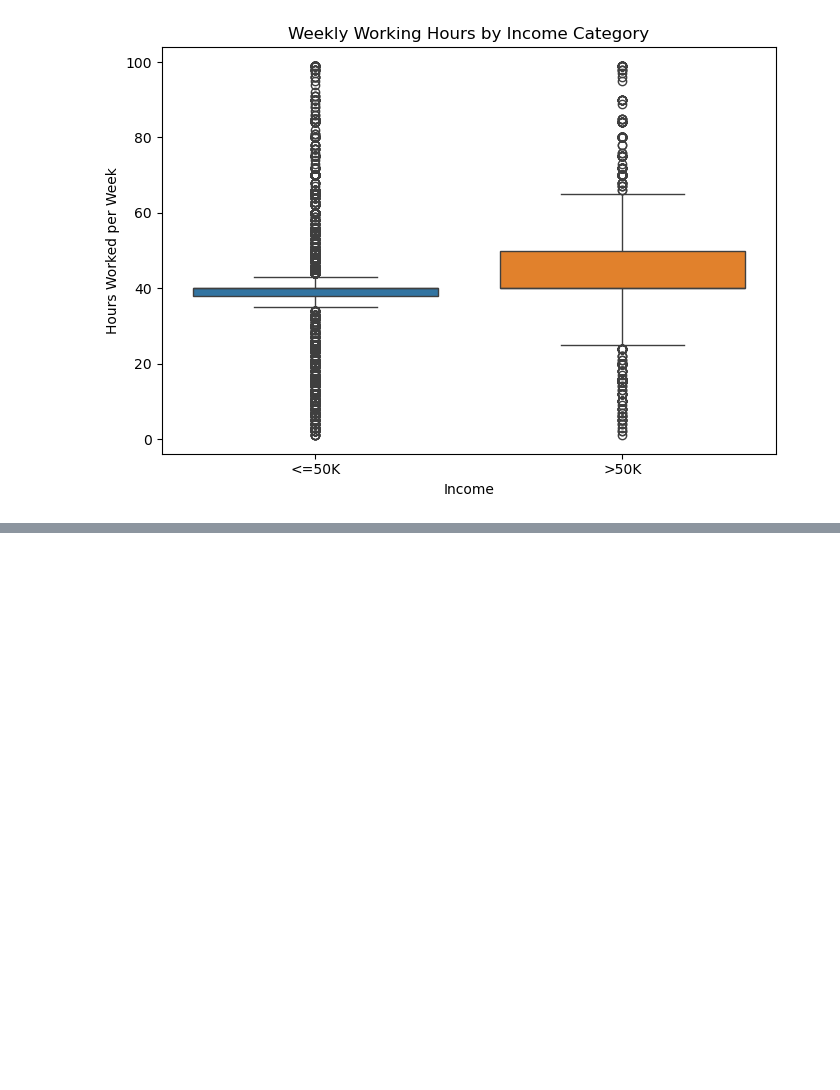
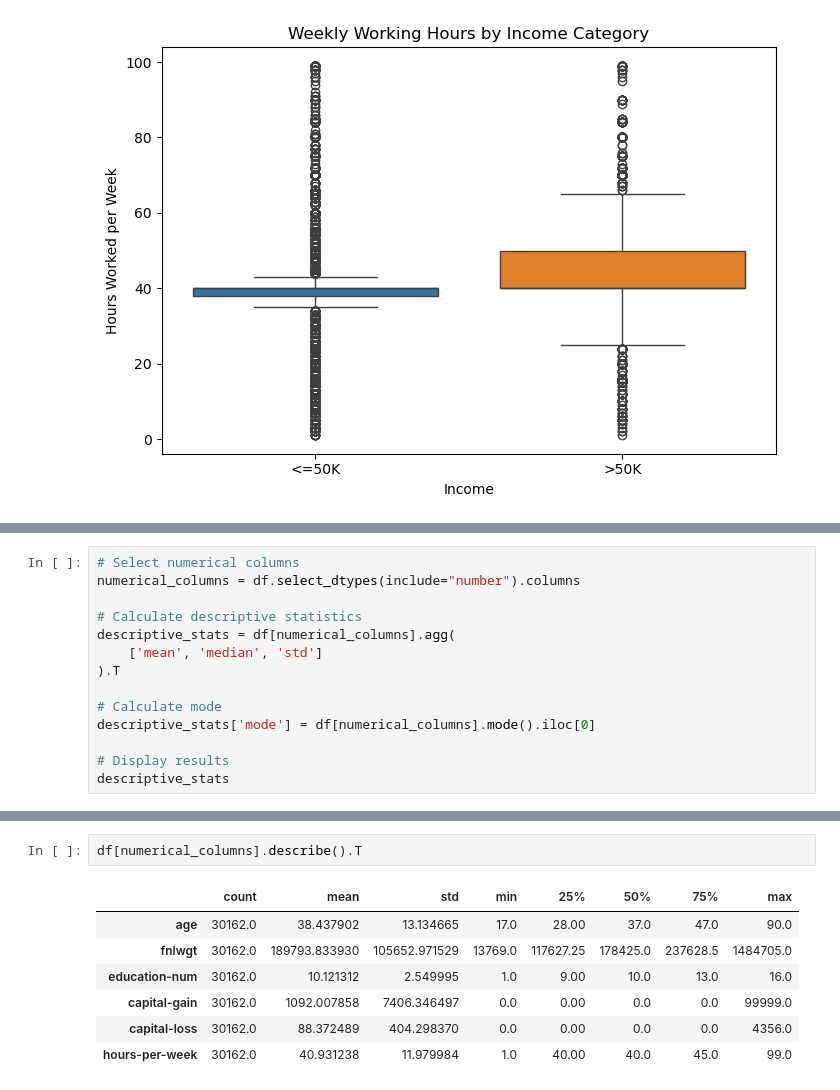
Before and after one commit to 2021251-sys/Machine-Learning, a Jupyter notebook: adult.ipynb, the cells around one changed output, grey strips where cells are left out. Drawn from its saved outputs; the diff is of its cells as text; blank space fills up the shorter version.

```diff
--- a/adult.ipynb
+++ b/adult.ipynb
@@ -312,0 +340,14 @@ plt.show()
+# %%
+# Select numerical columns
+numerical_columns = df.select_dtypes(include="number").columns
+
+# Calculate descriptive statistics
+descriptive_stats = df[numerical_columns].agg(
+    ['mean', 'median', 'std']
+).T
+
+# Calculate mode
+descriptive_stats['mode'] = df[numerical_columns].mode().iloc[0]
+
+# Display results
+descriptive_stats
@@ -312,0 +370,10 @@ plt.show()
+# %%
+df[numerical_columns].describe().T
+# %% [output]
+|  | count | mean | std | min | 25% | 50% | 75% | max |
+| age | 30162.0 | 38.437902 | 13.134665 | 17.0 | 28.00 | 37.0 | 47.0 | 90.0 |
+| fnlwgt | 30162.0 | 189793.833930 | 105652.971529 | 13769.0 | 117627.25 | 178425.0 | 237628.5 | 1484705.0 |
+| education-num | 30162.0 | 10.121312 | 2.549995 | 1.0 | 9.00 | 10.0 | 13.0 | 16.0 |
+| capital-gain | 30162.0 | 1092.007858 | 7406.346497 | 0.0 | 0.00 | 0.0 | 0.0 | 99999.0 |
+| capital-loss | 30162.0 | 88.372489 | 404.298370 | 0.0 | 0.00 | 0.0 | 0.0 | 4356.0 |
+| hours-per-week | 30162.0 | 40.931238 | 11.979984 | 1.0 | 40.00 | 40.0 | 45.0 | 99.0 |
```
Also changed, not shown: parts of 9 cells of this notebook, 1 other file.
